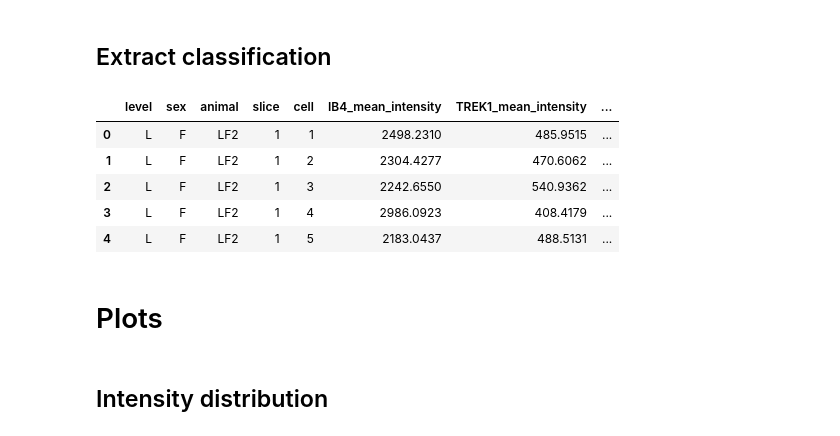
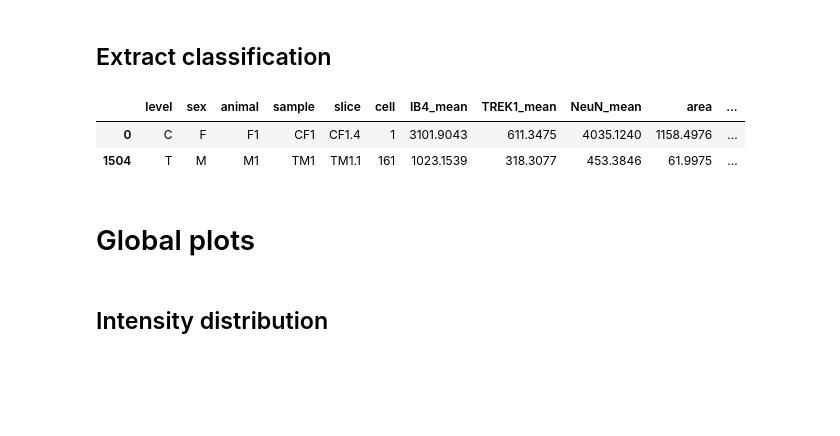
Before and after one commit to slolignier/coexpression, a Jupyter notebook: notebook/coexpression_analysis.ipynb, the cells around one changed output. Saved outputs shown, nothing was run; the diff lists cells and outputs as text; code cells hidden in the pictures; blank space fills up the shorter version.

```diff
--- a/notebook/coexpression_analysis.ipynb
+++ b/notebook/coexpression_analysis.ipynb
@@ -75,24 +105,27 @@ df.Image[0]
 # %%
-# get the DRG level by retrieving the 5th letter of Image column
-df['level'] = df.Image.str[4]
+# get the DRG level
+df['level'] = df.Image.str[level_pos]
 
-# get the sex by retrieving the 7th letter of Image column
-df['sex'] = df.Image.str[6]
+# get the sex
+df['sex'] = df.Image.str[sex_pos]
 
-# create a unique animal ID including level, sex, and number (8th letters of Image column)
-df['animal'] = (df['level'] + df['sex'] + df['Image'].str[7])
+# create a unique animal ID including sex and animal number (eg 'F2' for female 2)
+df['animal'] = (df['sex'] + df['Image'].str[animal_pos])
 
-# get the slice number by retrieving the last letter of Image column
-df['slice'] = df.Image.str[-1].astype(int)
+# create a unique sample ID including level, sex, and animal number (eg 'LF2' for lumbar female 2)
+df['sample'] = (df['level'] + df['sex'] + df['Image'].str[animal_pos])
+
+# create a unique slice ID by adding the slice number to the sample ID (eg 'LF2.4' for lumbar female 2, slice 4)
+df['slice'] = (df['sample'] + '.' + df.Image.str[slice_pos])
 
 # get the cell number using cumulative count on data grouped by animal and slice
 df['cell'] = df.groupby(['animal', 'slice']).cumcount() + 1
 
 # remove the Image column and move our new columns first
 df = df.drop(columns=['Image'])
-new_cols =  ['level', 'sex', 'animal', 'slice', 'cell']
+new_cols =  ['level', 'sex', 'animal', 'sample', 'slice', 'cell']
 ordered_cols = new_cols + [c for c in df.columns if c not in new_cols]
 df = df[ordered_cols]
 
-df.head()
+pd.concat([df.head(1), df.tail(1)]) # show first and last row of the dataframe
 # %% [output]
@@ -106,20 +136,17 @@ df.head()
 ## Extract classification
 # %%
 # create new columns with booleans for each classification, based on the Classification column
-df['NeuN'] = df['Classification'].str.contains('NeuN')
-df['IB4'] = df['Classification'].str.contains('IB4')
-df['TREK1'] = df['Classification'].str.contains('TREK1')
+for m in markers.values():
+    df[m + '_class'] = df['Classification'].str.contains(m)
 # delete column Classification
 df = df.drop(columns=['Classification'])
-df.head()
+
+pd.concat([df.head(1), df.tail(1)]) # show first and last row of the dataframe
 # %% [output]
-|  | level | sex | animal | slice | cell | IB4_mean_intensity | TREK1_mean_intensity | ... |
-| 0 | L | F | LF2 | 1 | 1 | 2498.2310 | 485.9515 | ... |
-| 1 | L | F | LF2 | 1 | 2 | 2304.4277 | 470.6062 | ... |
-| 2 | L | F | LF2 | 1 | 3 | 2242.6550 | 540.9362 | ... |
-| 3 | L | F | LF2 | 1 | 4 | 2986.0923 | 408.4179 | ... |
-| 4 | L | F | LF2 | 1 | 5 | 2183.0437 | 488.5131 | ... |
+|  | level | sex | animal | sample | slice | cell | IB4_mean | TREK1_mean | NeuN_mean | area | ... |
+| 0 | C | F | F1 | CF1 | CF1.4 | 1 | 3101.9043 | 611.3475 | 4035.1240 | 1158.4976 | ... |
+| 1504 | T | M | M1 | TM1 | TM1.1 | 161 | 1023.1539 | 318.3077 | 453.3846 | 61.9975 | ... |
 # %% [markdown]
-# Plots
+# Global plots
 # %% [markdown]
 ## Intensity distribution
```
Also changed, not shown: parts of 21 cells of this notebook, 8 other files.
